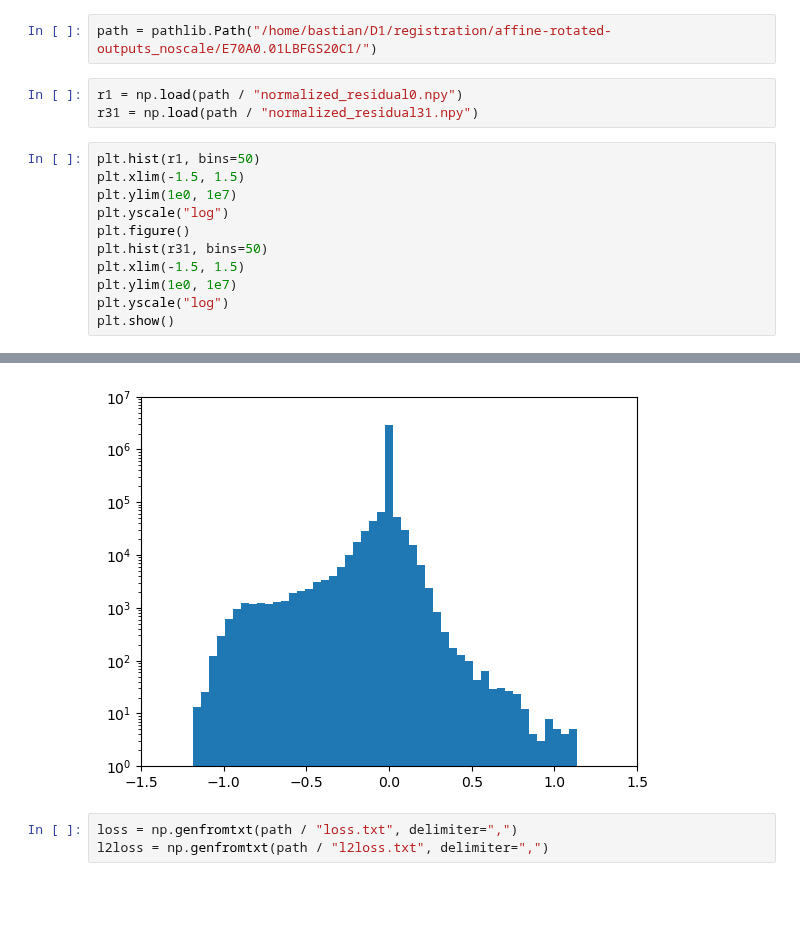
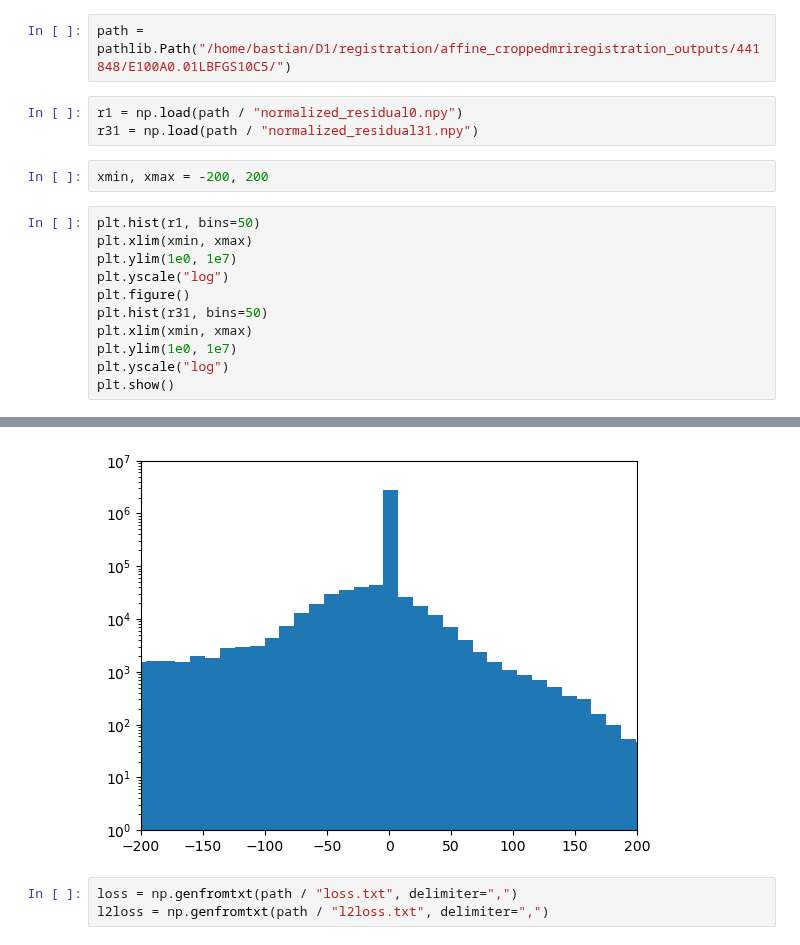
Before and after one commit to JohannesHaubner/mapMRI, a Jupyter notebook: examples/debugging/residuals.ipynb, the cells around one changed output, grey strips where cells are left out. Cells and saved outputs as stored; diff of their text form; blank space fills up the shorter version.

```diff
--- a/examples/debugging/residuals.ipynb
+++ b/examples/debugging/residuals.ipynb
@@ -3,18 +3,20 @@ import numpy as np
 import pathlib
 import matplotlib.pyplot as plt
 # %%
-path = pathlib.Path("/home/bastian/D1/registration/affine-rotated-outputs_noscale/E70A0.01LBFGS20C1/")
+path = pathlib.Path("/home/bastian/D1/registration/affine_croppedmriregistration_outputs/441848/E100A0.01LBFGS10C5/")
 # %%
 r1 = np.load(path / "normalized_residual0.npy")
 r31 = np.load(path / "normalized_residual31.npy")
+# %%
+xmin, xmax = -200, 200
 # %%
 plt.hist(r1, bins=50)
-plt.xlim(-1.5, 1.5)
+plt.xlim(xmin, xmax)
 plt.ylim(1e0, 1e7)
 plt.yscale("log")
 plt.figure()
 plt.hist(r31, bins=50)
-plt.xlim(-1.5, 1.5)
+plt.xlim(xmin, xmax)
 plt.ylim(1e0, 1e7)
 plt.yscale("log")
 plt.show()
@@ -23,4 +25,4 @@ plt.show()
-[figure, old version]
+[figure, new version]
 # %%
 loss = np.genfromtxt(path / "loss.txt", delimiter=",")
 l2loss = np.genfromtxt(path / "l2loss.txt", delimiter=",")
```
Also changed, not shown: parts of 2 cells of this notebook, 6 other files.
